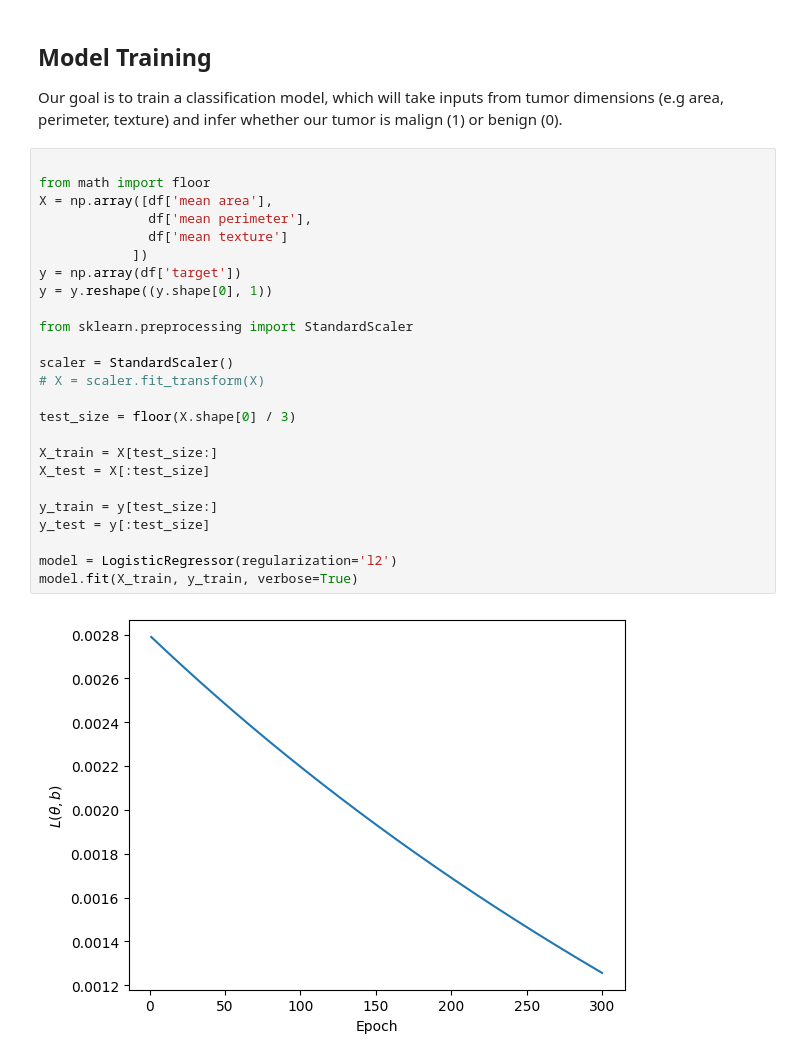
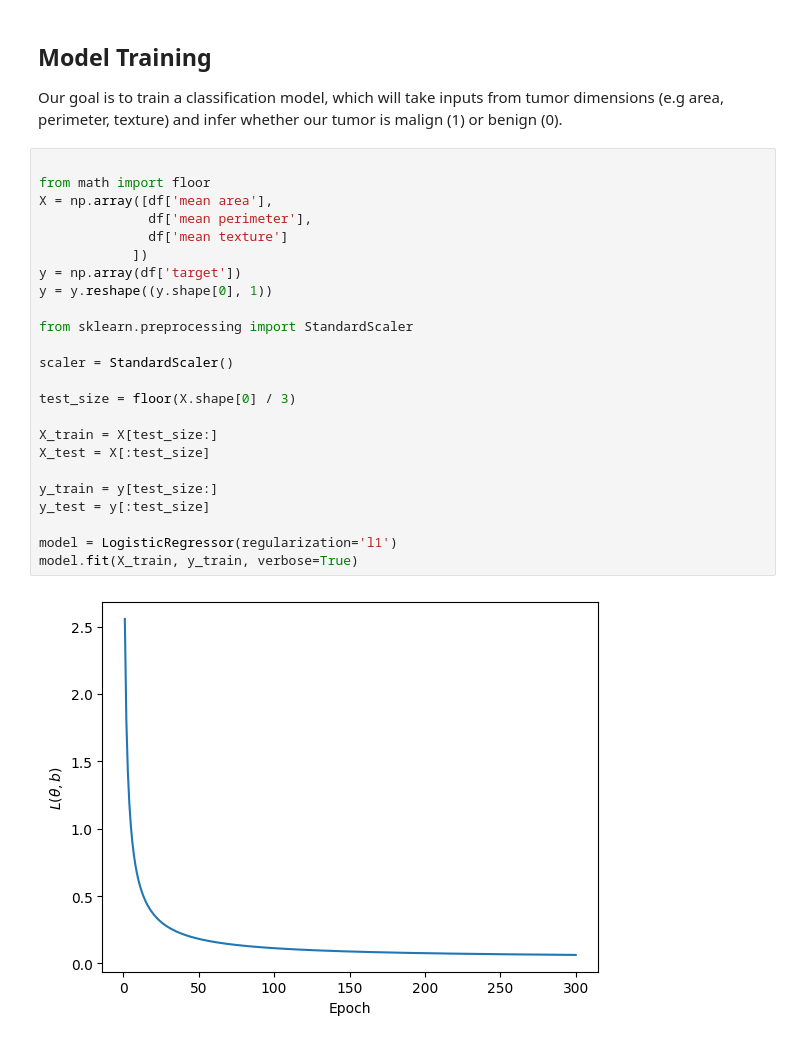
Before and after one commit to arnonhbcs/ML-algorithms-from-scratch, a Jupyter notebook: logistic_regression/examples/breast_cancer.ipynb, the cells around one changed output. Cells and saved outputs as stored; diff of their text form.

Commit message:
use l1 regularization

```diff
--- a/logistic_regression/examples/breast_cancer.ipynb
+++ b/logistic_regression/examples/breast_cancer.ipynb
@@ -52,27 +52,26 @@ Our goal is to train a classification model, which will take inputs from tumor d
 # %%
 
 from math import floor
 X = np.array([df['mean area'],
               df['mean perimeter'],
               df['mean texture']
             ])
 y = np.array(df['target'])
 y = y.reshape((y.shape[0], 1))
 
 from sklearn.preprocessing import StandardScaler
 
 scaler = StandardScaler()
-# X = scaler.fit_transform(X)
 
 test_size = floor(X.shape[0] / 3)
 
 X_train = X[test_size:]
 X_test = X[:test_size]
 
 y_train = y[test_size:]
 y_test = y[:test_size]
 
-model = LogisticRegressor(regularization='l2')
+model = LogisticRegressor(regularization='l1')
 model.fit(X_train, y_train, verbose=True)
 # %% [output]
-[figure, old version]
+[figure, new version]
```
